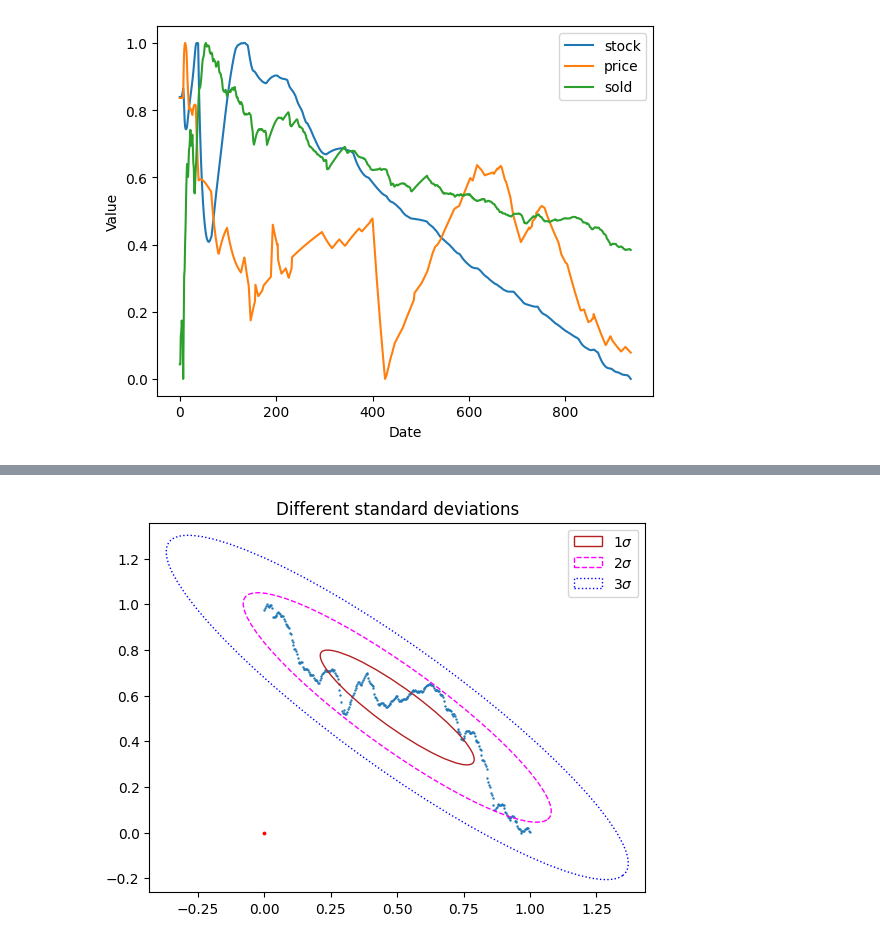
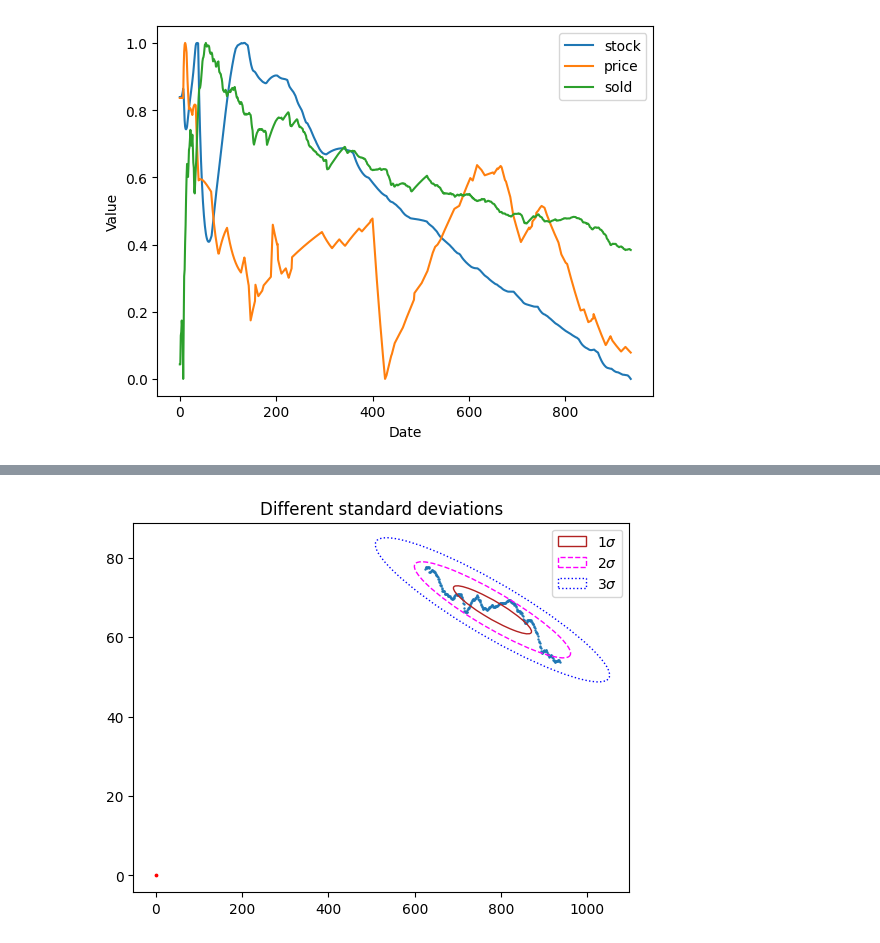
Before and after one commit to CepbluKot/info_processing_labs, a Jupyter notebook: lab1_2/main_lr1_automade_rlsm.ipynb, the cells around one changed output, grey strips where cells are left out. Saved outputs shown, nothing was run; the diff lists cells and outputs as text; code cells hidden in the pictures.

```diff
--- a/lab1/main_lr1_automade_rlsm.ipynb
+++ b/lab1_2/main_lr1_automade_rlsm.ipynb
@@ -224,29 +224,29 @@ plt.show()
 # %%
 x = df.index[int(2/3*len(df.index)):]
-y = res_sold_coefs_scaled[int(2/3*len(df.index)):]
+y = res_sold_coefs[int(2/3*len(df.index)):]
 
-x = np.interp(x, (x.min(), x.max()), (0, 1))
-y = np.interp(y, (y.min(), y.max()), (0, 1))
+# x = np.interp(x, (x.min(), x.max()), (0, 1))
+# y = np.interp(y, (y.min(), y.max()), (0, 1))
 
 
 mu = 0, 0
 fig, ax_nstd = plt.subplots()
 ax_nstd.scatter(x, y, s=0.5)
 
 
 
 
 confidence_ellipse(x, y, ax_nstd, n_std=1,
                    label=r'$1\sigma$', edgecolor='firebrick')
 confidence_ellipse(x, y, ax_nstd, n_std=2,
                    label=r'$2\sigma$', edgecolor='fuchsia', linestyle='--')
 confidence_ellipse(x, y, ax_nstd, n_std=3,
                    label=r'$3\sigma$', edgecolor='blue', linestyle=':')
 
 
 ax_nstd.scatter(mu[0], mu[1], c='red', s=3)
 ax_nstd.set_title('Different standard deviations')
 ax_nstd.legend()
 plt.show()
 # %% [output]
-[figure, old version]
+[figure, new version]
```
Also changed, not shown: parts of 4 cells of this notebook, 4 other files.
